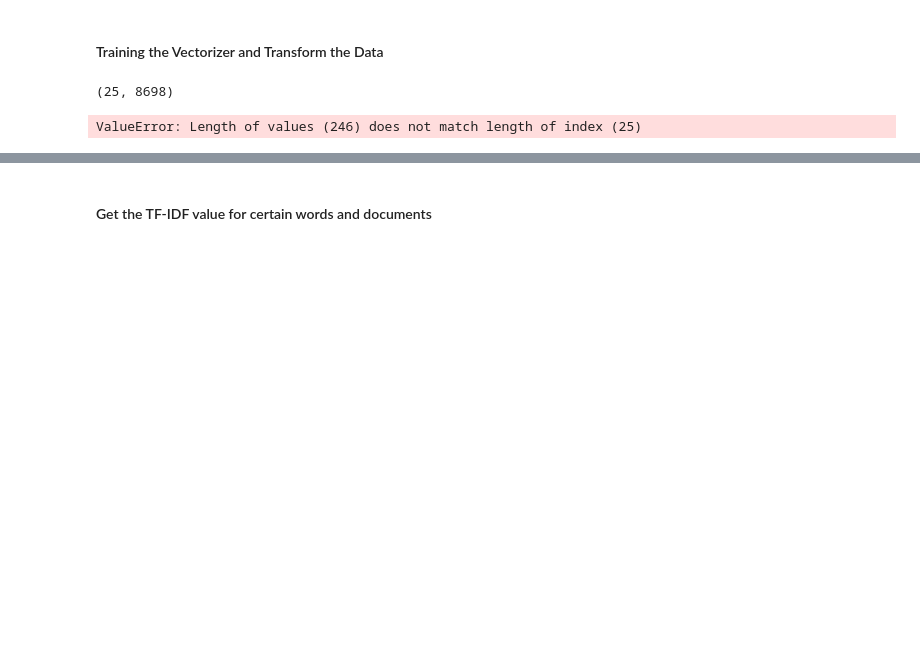
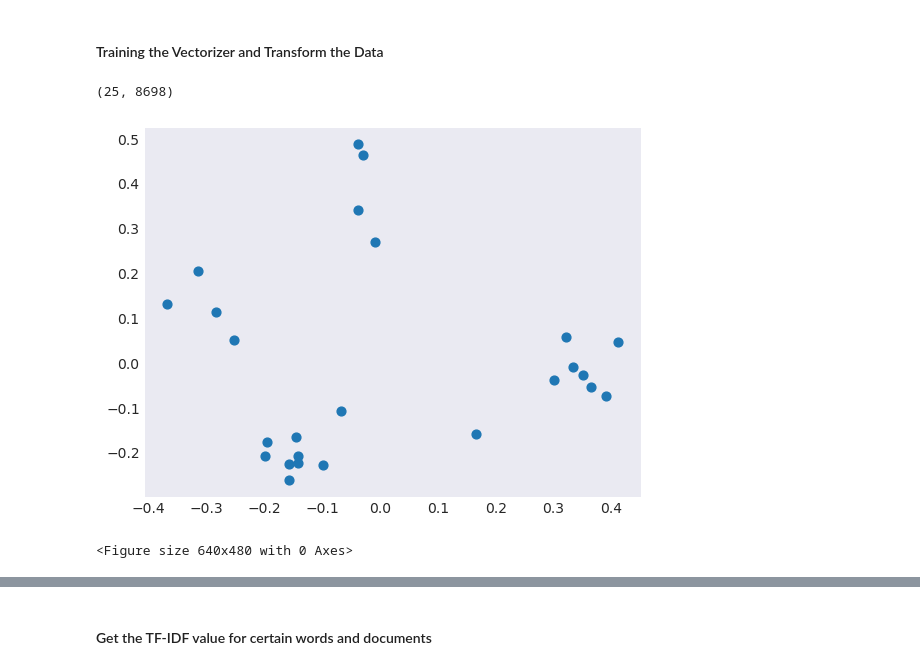
Before and after one commit to UCB-stat-159-f25/proj02-group10, a Jupyter notebook: nlp-P02.ipynb, the cells around one changed output, grey strips where cells are left out. Cells and saved outputs as stored; diff of their text form; code cells hidden in the pictures; blank space fills up the shorter version.

```diff
--- a/nlp-P02.ipynb
+++ b/nlp-P02.ipynb
@@ -271,37 +271,35 @@ tfidf_matrix.shape
 (25, 8698)
 # %%
 # Step 1: Set PCA to find first 2 principal components
-
-sou = pd.read_csv("./data/SOTU.csv")
 
 # vectorization
 vectorizer = TfidfVectorizer(stop_words='english')
 tfidf_matrix = vectorizer.fit_transform(raw_docs)
 
 # find the first 2 principal components
 pca = PCA(n_components=2, random_state=0)
 
 # Fit PCA on matrix
 X_pca = pca.fit_transform(tfidf_matrix.toarray())
 
 # Step 2: Create a new dataframe where each row is a speech, and each column is a projection onto
 # one of the two principal components
-
 df_pca = pd.DataFrame(X_pca, columns=["PC1", "PC2"])
 df_pca["Year"] = sou["Year"].values
 df_pca
 
 # Plot Data Visualization (Matplotlib)
 plt.scatter(
     df_pca["PC1"],
     df_pca["PC2"],
     s=40
 )
 
 plt.show()
 plt.savefig("outputs/PCA.png")
 # %% [output]
+[figure, added]
-ValueError: Length of values (246) does not match length of index (25)
+<Figure size 640x480 with 0 Axes>
 # %%
 dense = tfidf_matrix.toarray()
 
```
Also changed, not shown: parts of 2 cells of this notebook, 4 other files.
